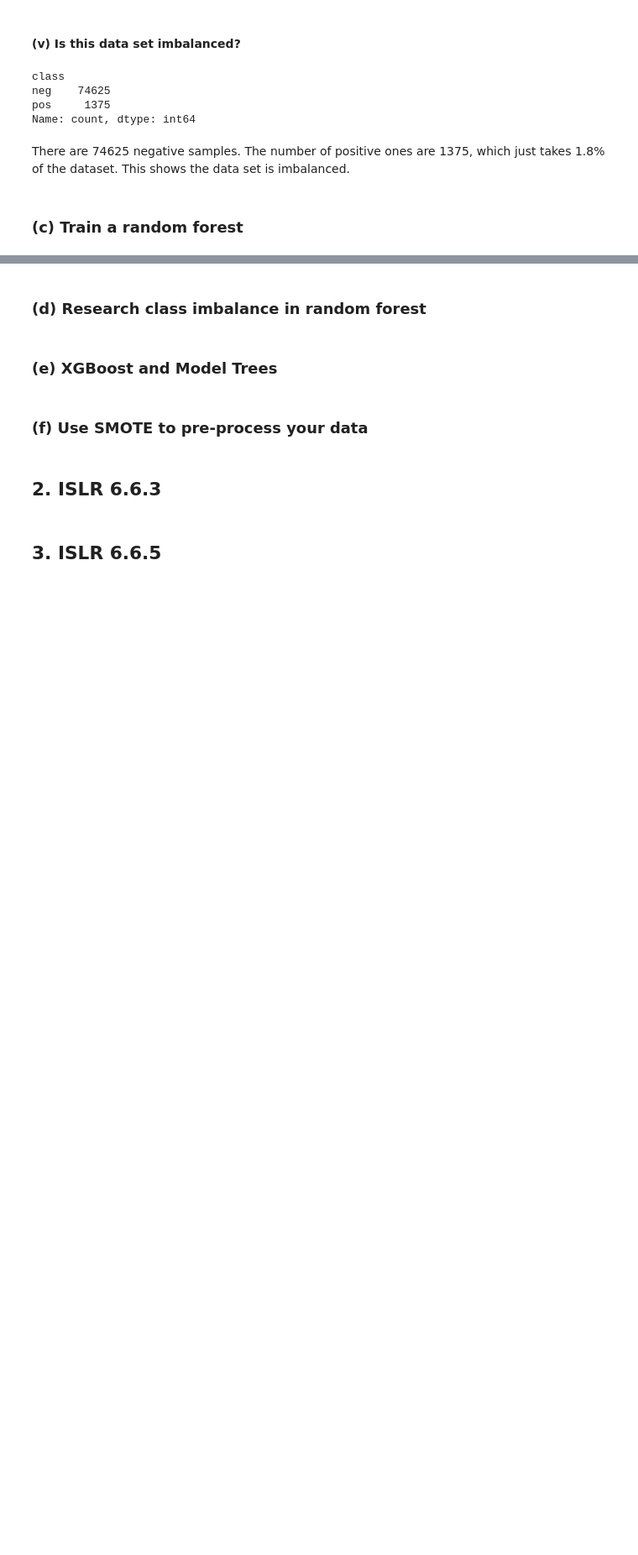
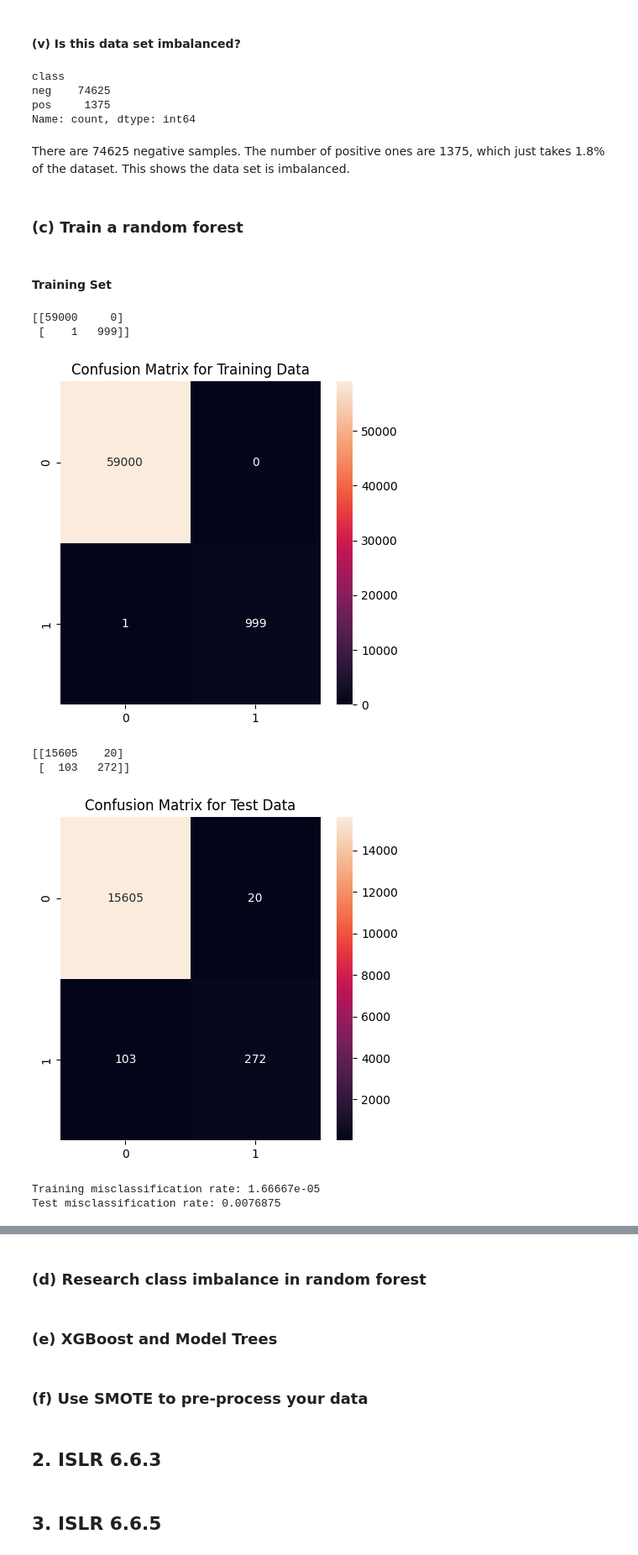
Before and after one commit to cxieusc/DSCI_552_HW6, a Jupyter notebook: notebook/Xie_Chong_HW6.ipynb, the cells around one changed output, grey strips where cells are left out. Shown at 84% size. Saved outputs shown, nothing was run; the diff lists cells and outputs as text; code cells hidden in the pictures; blank space fills up the shorter version.

```diff
--- a/notebook/Xie_Chong_HW6.ipynb
+++ b/notebook/Xie_Chong_HW6.ipynb
@@ -213,3 +215,47 @@ Name: count, dtype: int64
 There are 74625 negative samples. The number of positive ones are 1375, which just takes 1.8% of the dataset. This shows the data set is imbalanced.
 # %% [markdown]
 ### (c) Train a random forest
+# %%
+X_train = df_train_imputed.drop(columns="class")
+y_train = df_train_imputed["class"]
+X_test = df_test_imputed.drop(columns="class")
+y_test = df_test_imputed["class"]
+
+rf_classifier = RandomForestClassifier(oob_score=True, random_state=42)
+
+rf_classifier.fit(X_train, y_train)
+
+y_pred_train = rf_classifier.predict(X_train)
+y_pred_test = rf_classifier.predict(X_test)
+# %% [markdown]
+#### Training Set
+# %%
+cm_train = confusion_matrix(y_train, y_pred_train)
+print(cm_train)
+plt.figure(figsize=(5, 5))
+sns.heatmap(cm_train, annot=True, fmt="d")
+plt.title("Confusion Matrix for Training Data")
+plt.show()
+
+cm_test = confusion_matrix(y_test, y_pred_test)
+print(cm_test)
+plt.figure(figsize=(5, 5))
+sns.heatmap(cm_test, annot=True, fmt="d")
+plt.title("Confusion Matrix for Test Data")
+plt.show()
+# %% [output]
+[[59000     0]
+ [    1   999]]
+[figure, added]
+[[15605    20]
+ [  103   272]]
+[figure, added]
+# %%
+train_error = 1 - accuracy_score(y_train, y_pred_train)
+test_error = 1 - accuracy_score(y_test, y_pred_test)
+
+print(f"Training misclassification rate: {train_error:.6}")
+print(f"Test misclassification rate: {test_error:.6}")
+# %% [output]
+Training misclassification rate: 1.66667e-05
+Test misclassification rate: 0.0076875
```
Also changed, not shown: parts of 5 cells of this notebook.
